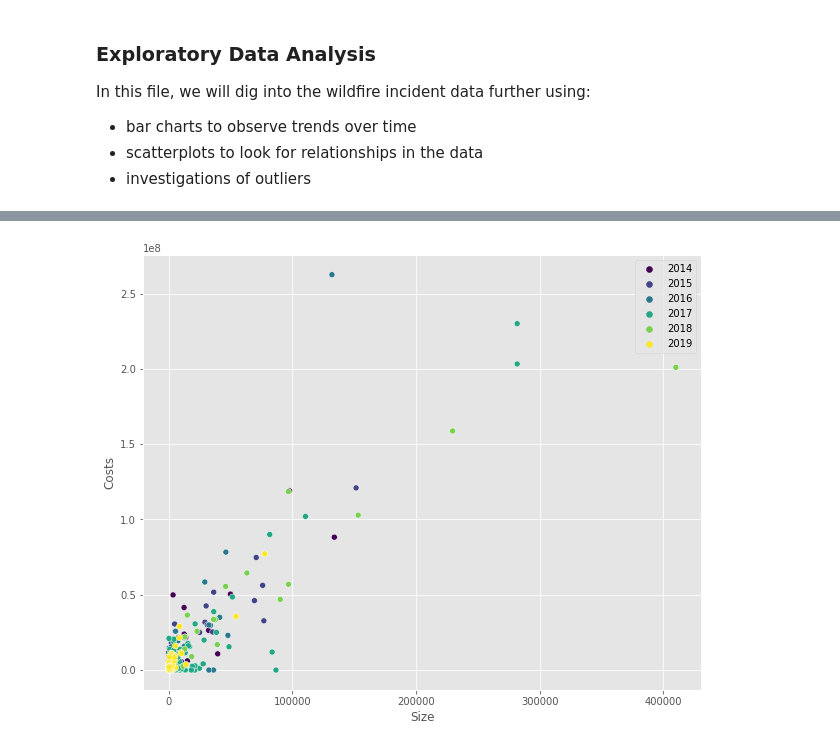
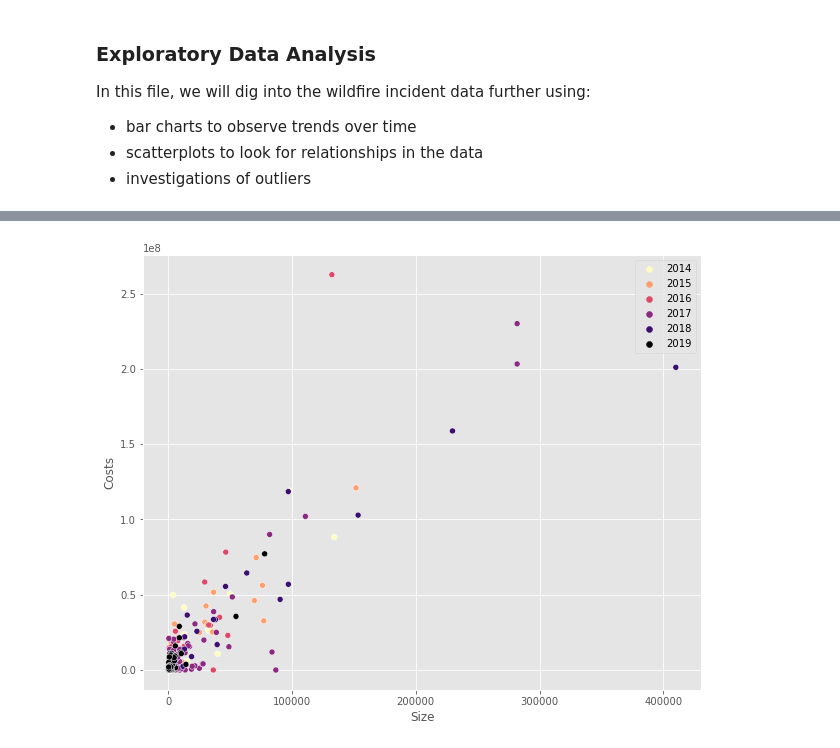
Before and after one commit to jefremides/Project_5, a Jupyter notebook: claire_eda.ipynb, the cells around one changed output, grey strips where cells are left out. Cells and saved outputs as stored; diff of their text form; code cells hidden in the pictures.

```diff
--- a/claire_eda.ipynb
+++ b/claire_eda.ipynb
@@ -46,14 +59,14 @@ plt.legend(loc='best');
 # %%
 plt.style.use('ggplot')
 plt.subplots(figsize=(10,8))
 sns.scatterplot(x = 'Size',
                 y = 'Costs',
                 data = fires_df_clean,
                 hue='year',
-                palette='viridis')
+                palette='magma_r')
 plt.legend(loc='best');
 # %% [output]
-[figure, old version]
+[figure, new version]
 # %%
 plt.style.use('ggplot')
 plt.subplots(figsize=(10,8))
```
Also changed, not shown: parts of 25 cells of this notebook, 5 other files.
